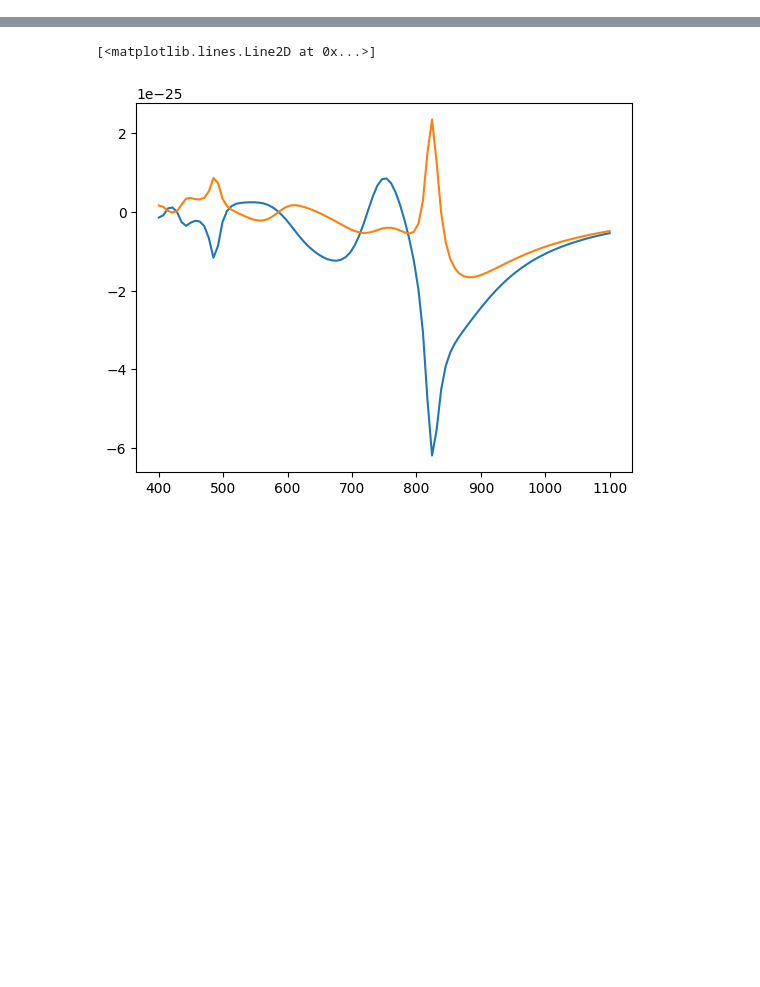
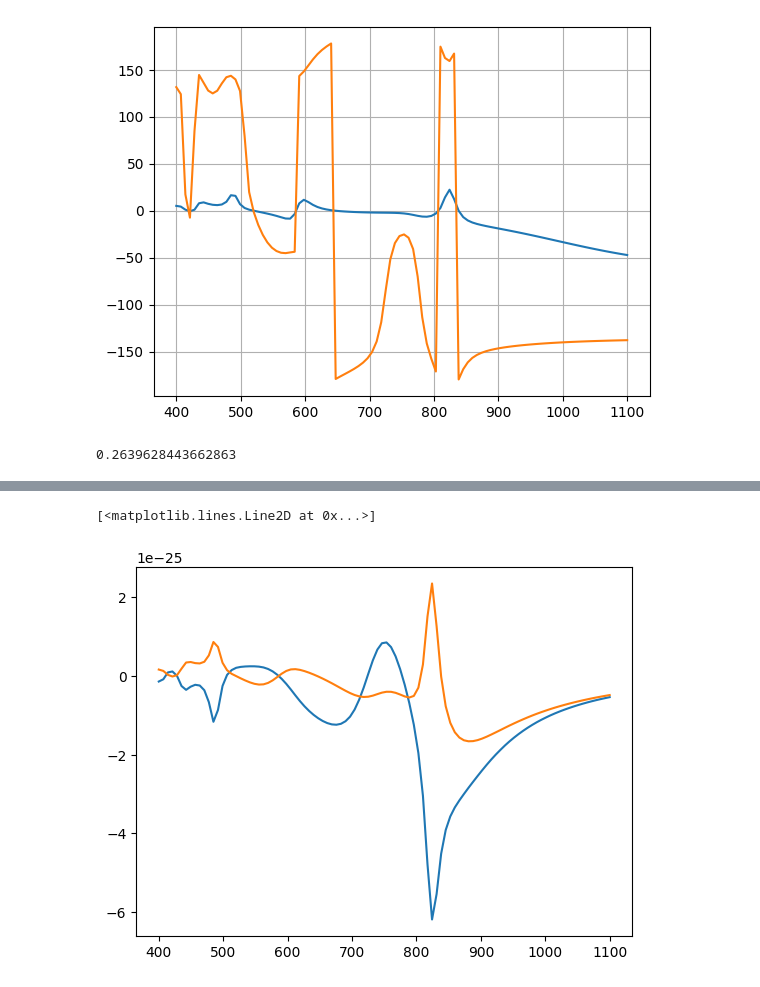
Before and after one commit to semyonbo/SPP_ANALYTICAL, a Jupyter notebook: SPP_vs_Force.ipynb, the cells around one changed output, grey strips where cells are left out. Saved outputs shown, nothing was run; the diff lists cells and outputs as text; code cells hidden in the pictures; blank space fills up the shorter version.

```diff
--- a/SPP_vs_Force.ipynb
+++ b/SPP_vs_Force.ipynb
@@ -22,12 +22,29 @@ z0 = point[2]
 wls=np.linspace(400,1100,100)
 phase = 0
 
+k0 = lambda wl: 2*np.pi/wl/1e-9
+omega = lambda wl: 2*np.pi*c_const/wl/1e-9
+
 
 F_x = np.empty((len(wls), 8))
 F_y = np.empty_like(F_x)
 F_z = np.empty_like(F_x)
 
+Fy_pxmz = np.empty(len(wls))
+Fy_pzmx = np.empty(len(wls))
+Fx_pymz = np.empty(len(wls))
+Fx_pzmy = np.empty(len(wls))
+
 P,M = np.empty((len(wls),3), dtype=complex),np.empty((len(wls),3), dtype=complex)
+
+def AlphaE(R, eps_Si):
+    return lambda wl: dipoles.alpha_v2(wl, R, eps_Si)[0]
+def AlphaH(R, eps_Si):
+    return lambda wl: dipoles.alpha_v2(wl, R, eps_Si)[1]
+
+AlphaEE = AlphaE(R, eps_Si)
+AlphaHH = AlphaH(R, eps_Si)
+
 
 
 for i in tqdm(range(len(wls))):
@@ -36,8 +53,26 @@ for i in tqdm(range(len(wls))):
     F_y[i,:] = f[1]
     F_z[i,:] = f[2]
     p,m = dipoles.calc_dipoles_v2(wls[i], eps_Au, point, R, eps_Si, angle, amplitude=1, phase=phase, a_angle=a_angle, stop=STOP)
+    dyrotGE, dyrotGH = green_func.dy_rot_green_E_H(wls[i], point[2], eps_Au, STOP)
+    dxrotGE, dxrotGH = green_func.dx_rot_green_E_H(wls[i], point[2], eps_Au, STOP)
+
     p,m = p[:,0],m[:,0]
     P[i,:],M[i,:]=p,m
+
+
+
+    Fx_pymz_exact = - omega(wls[i]) * mu0_const * (np.imag(dxrotGH[1,2])  + k0(wls[i])**3/(12 * np.pi )) * np.real(p[1].conj()*m[2])
+
+    Fx_pzmy_exact= - omega(wls[i]) * mu0_const * (np.imag(dxrotGH[2,1]) - k0(wls[i])**3/(12 * np.pi)) * np.real(p[2].conj() * m[1])
+
+    Fy_pxmz_exact = - omega(wls[i]) * mu0_const * (np.imag(dyrotGH[0,2])  - k0(wls[i])**3/(12 * np.pi )) * np.real(p[0].conj()*m[2])
+
+    Fy_pzmx_exact= - omega(wls[i]) * mu0_const * (np.imag(dyrotGH[2,0]) + k0(wls[i])**3/(12 * np.pi)) * np.real(p[2].conj() * m[0])
+
+    Fy_pxmz[i] = Fy_pxmz_exact
+    Fy_pzmx[i] = Fy_pzmx_exact
+    Fx_pymz[i] = Fx_pymz_exact
+    Fx_pzmy[i] = Fx_pzmy_exact
 # %%
 def get_directivity(wl, P,M, eps_Au):
     px,py,pz = P
@@ -72,0 +117,18 @@ plt.show()
+# %%
+angles = np.arctan2(F_y[:,0], F_x[:,0])
+
+angles_no_sc = np.arctan2(F_y[:,0], F_x[:,0]-F_x[:,1]-F_x[:,4])
+
+plt.plot(wls, angles*180/np.pi, label='Angle')
+plt.plot(wls, angles_no_sc*180/np.pi, label='Angle')
+plt.grid()
+# %% [output]
+[figure, added]
+# %%
+phii = np.pi/4
+ind_phii = np.argmin(np.abs(PHI - phii))
+wlss = 900
+ind_wlss = np.argmin(np.abs(wls - wlss))
+print(directivity[ind_phii, ind_wlss])
+# %% [output]
+0.2639628443662863
```
Also changed, not shown: parts of 10 cells of this notebook, 2 other files.
